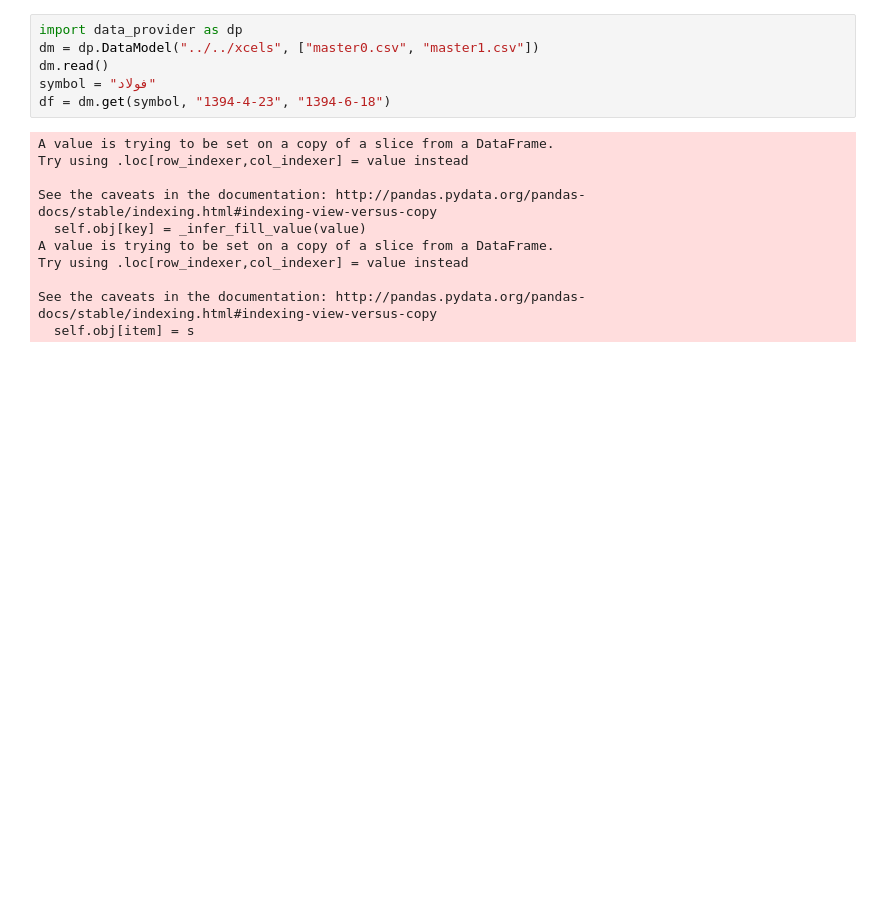
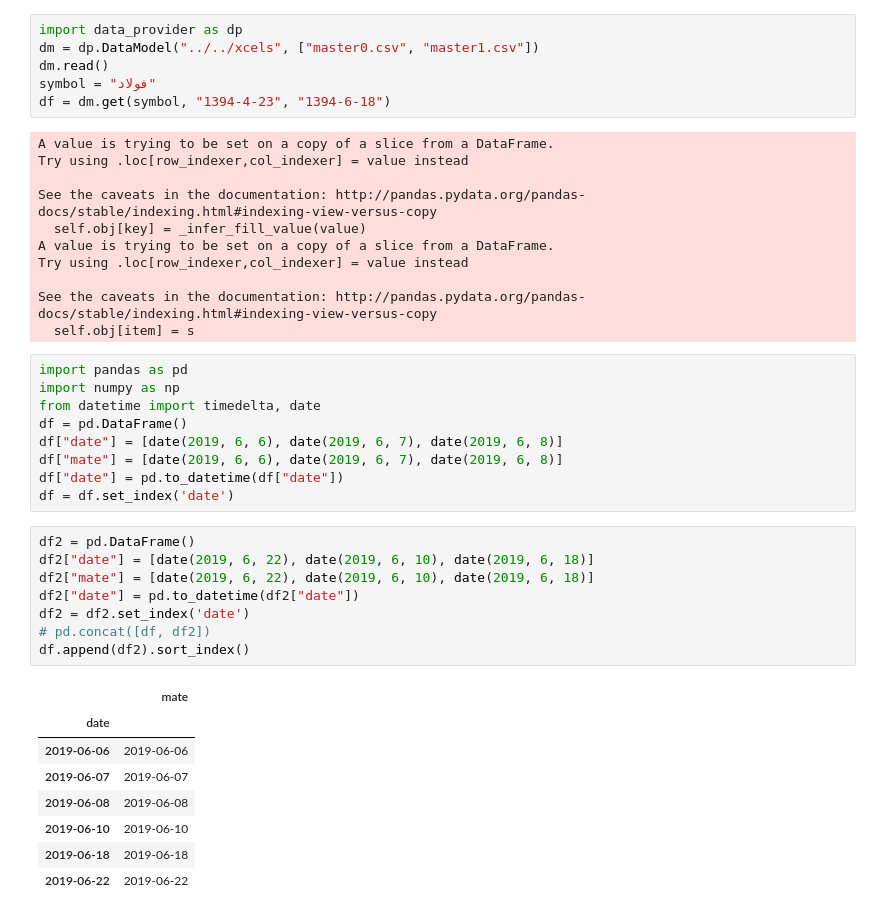
Before and after one commit to miladmirzazadeh/Parooo, a Jupyter notebook: models/data_provider.ipynb, the cells around one changed output. Saved outputs shown, nothing was run; the diff lists cells and outputs as text; blank space fills up the shorter version.

```diff
--- a/models/data_provider.ipynb
+++ b/models/data_provider.ipynb
@@ -278,3 +140,29 @@ Try using .loc[row_indexer,col_indexer] = value instead
 
 See the caveats in the documentation: http://pandas.pydata.org/pandas-docs/stable/indexing.html#indexing-view-versus-copy
   self.obj[item] = s
+# %%
+import pandas as pd
+import numpy as np
+from datetime import timedelta, date
+df = pd.DataFrame()
+df["date"] = [date(2019, 6, 6), date(2019, 6, 7), date(2019, 6, 8)]
+df["mate"] = [date(2019, 6, 6), date(2019, 6, 7), date(2019, 6, 8)]
+df["date"] = pd.to_datetime(df["date"])
+df = df.set_index('date')
+# %%
+df2 = pd.DataFrame()
+df2["date"] = [date(2019, 6, 22), date(2019, 6, 10), date(2019, 6, 18)]
+df2["mate"] = [date(2019, 6, 22), date(2019, 6, 10), date(2019, 6, 18)]
+df2["date"] = pd.to_datetime(df2["date"])
+df2 = df2.set_index('date')
+# pd.concat([df, df2])
+df.append(df2).sort_index()
+# %% [output]
+|  | mate |
+| date |  |
+| 2019-06-06 | 2019-06-06 |
+| 2019-06-07 | 2019-06-07 |
+| 2019-06-08 | 2019-06-08 |
+| 2019-06-10 | 2019-06-10 |
+| 2019-06-18 | 2019-06-18 |
+| 2019-06-22 | 2019-06-22 |
```
Also changed, not shown: parts of 7 cells of this notebook, 8 other files.
